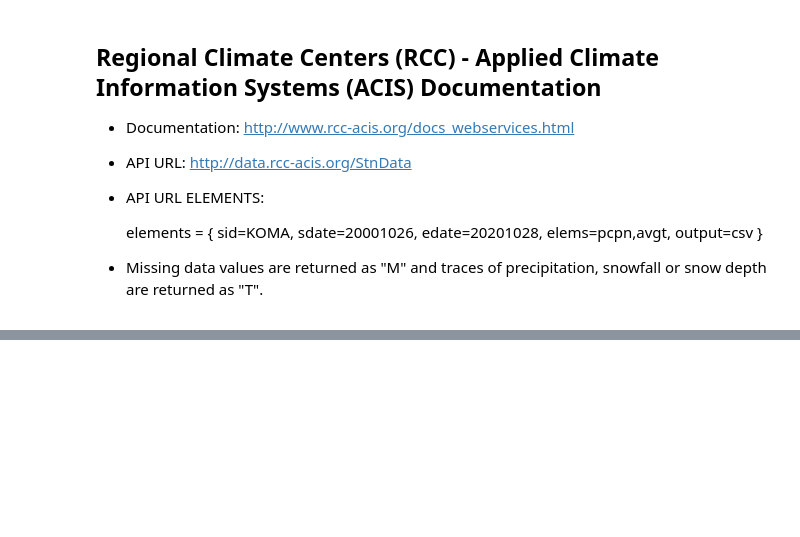
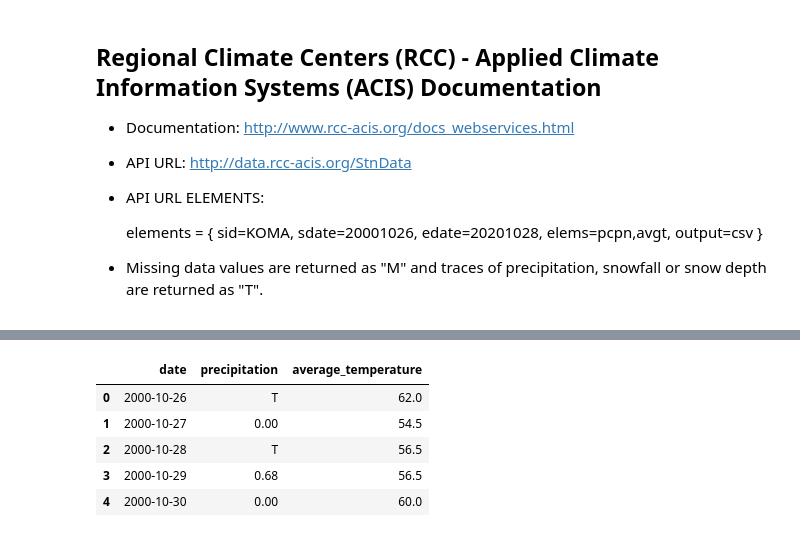
Before and after one commit to stew1922/data_farming, a Jupyter notebook: notebooks/jonathan.ipynb, the cells around one changed output, grey strips where cells are left out. Saved outputs shown, nothing was run; the diff lists cells and outputs as text; code cells hidden in the pictures; blank space fills up the shorter version.

```diff
--- a/notebooks/jonathan.ipynb
+++ b/notebooks/jonathan.ipynb
@@ -32,0 +93,11 @@ http://http://builder.rcc-acis.org/
+# %%
+# Create column headings and assign
+weather_data.columns = ['date', 'precipitation', 'average_temperature']
+weather_data.head()
+# %% [output]
+|  | date | precipitation | average_temperature |
+| 0 | 2000-10-26 | T | 62.0 |
+| 1 | 2000-10-27 | 0.00 | 54.5 |
+| 2 | 2000-10-28 | T | 56.5 |
+| 3 | 2000-10-29 | 0.68 | 56.5 |
+| 4 | 2000-10-30 | 0.00 | 60.0 |
```
Also changed, not shown: parts of 14 cells of this notebook, 1 other file.
